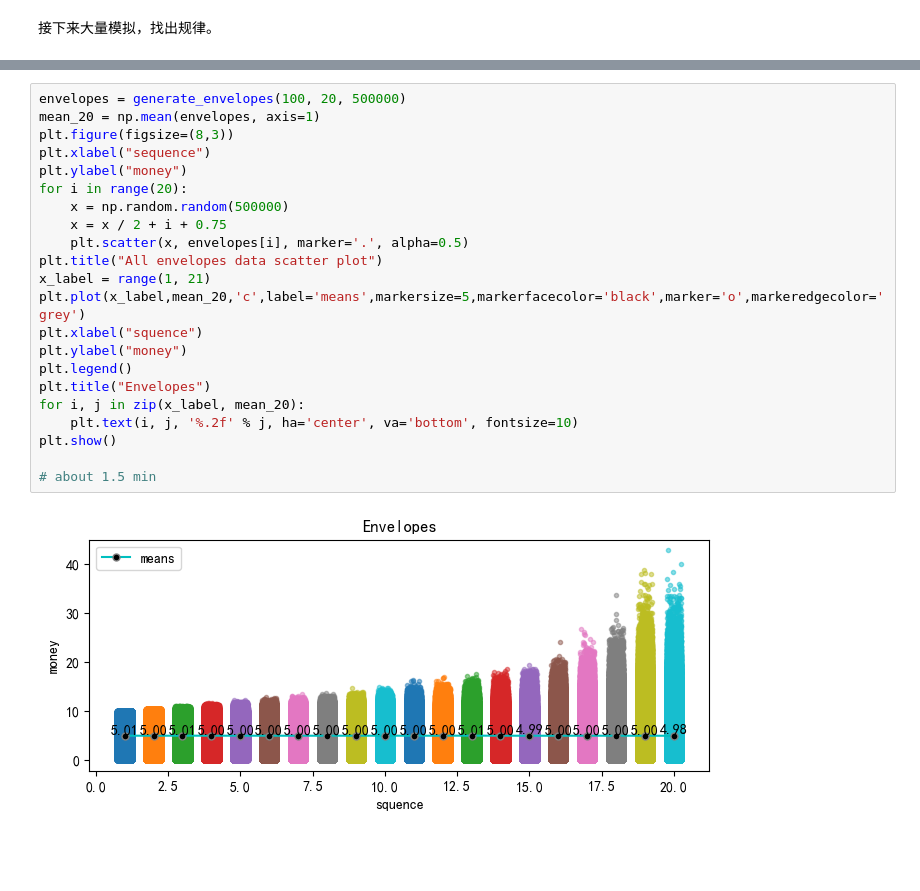
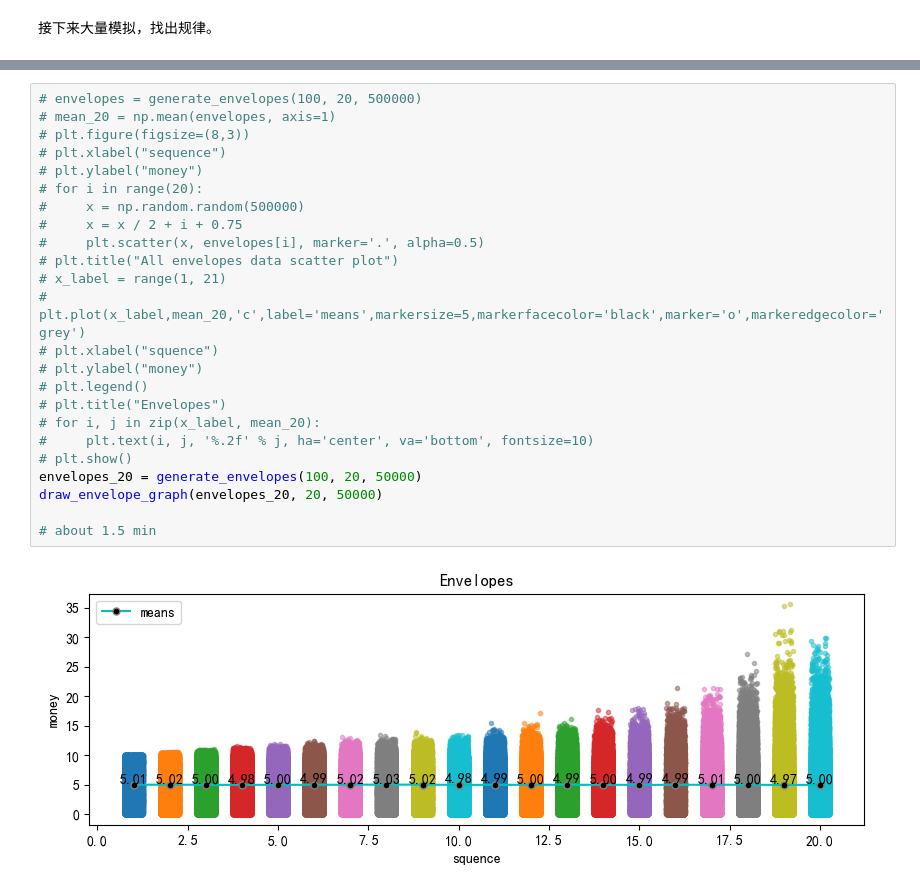
Before and after one commit to qinchao2022/SI140A-project, a Jupyter notebook: main.ipynb, the cells around one changed output, grey strips where cells are left out. Cells and saved outputs as stored; diff of their text form; blank space fills up the shorter version.

```diff
--- a/main.ipynb
+++ b/main.ipynb
@@ -202,25 +229,27 @@ plt.show()
 # %%
-envelopes = generate_envelopes(100, 20, 500000)
-mean_20 = np.mean(envelopes, axis=1)
-plt.figure(figsize=(8,3))
-plt.xlabel("sequence")
-plt.ylabel("money")
-for i in range(20):
-    x = np.random.random(500000)
-    x = x / 2 + i + 0.75
-    plt.scatter(x, envelopes[i], marker='.', alpha=0.5)
-plt.title("All envelopes data scatter plot")
-x_label = range(1, 21)
-plt.plot(x_label,mean_20,'c',label='means',markersize=5,markerfacecolor='black',marker='o',markeredgecolor='grey')
-plt.xlabel("squence")
-plt.ylabel("money")
-plt.legend()
-plt.title("Envelopes")
-for i, j in zip(x_label, mean_20):
-    plt.text(i, j, '%.2f' % j, ha='center', va='bottom', fontsize=10)
-plt.show()
+# envelopes = generate_envelopes(100, 20, 500000)
+# mean_20 = np.mean(envelopes, axis=1)
+# plt.figure(figsize=(8,3))
+# plt.xlabel("sequence")
+# plt.ylabel("money")
+# for i in range(20):
+#     x = np.random.random(500000)
+#     x = x / 2 + i + 0.75
+#     plt.scatter(x, envelopes[i], marker='.', alpha=0.5)
+# plt.title("All envelopes data scatter plot")
+# x_label = range(1, 21)
+# plt.plot(x_label,mean_20,'c',label='means',markersize=5,markerfacecolor='black',marker='o',markeredgecolor='grey')
+# plt.xlabel("squence")
+# plt.ylabel("money")
+# plt.legend()
+# plt.title("Envelopes")
+# for i, j in zip(x_label, mean_20):
+#     plt.text(i, j, '%.2f' % j, ha='center', va='bottom', fontsize=10)
+# plt.show()
+envelopes_20 = generate_envelopes(100, 20, 50000)
+draw_envelope_graph(envelopes_20, 20, 50000)
 
 # about 1.5 min
 # %% [output]
-[figure, old version]
+[figure, new version]
 # %%
```
Also changed, not shown: parts of 13 cells of this notebook, 3 other files.
